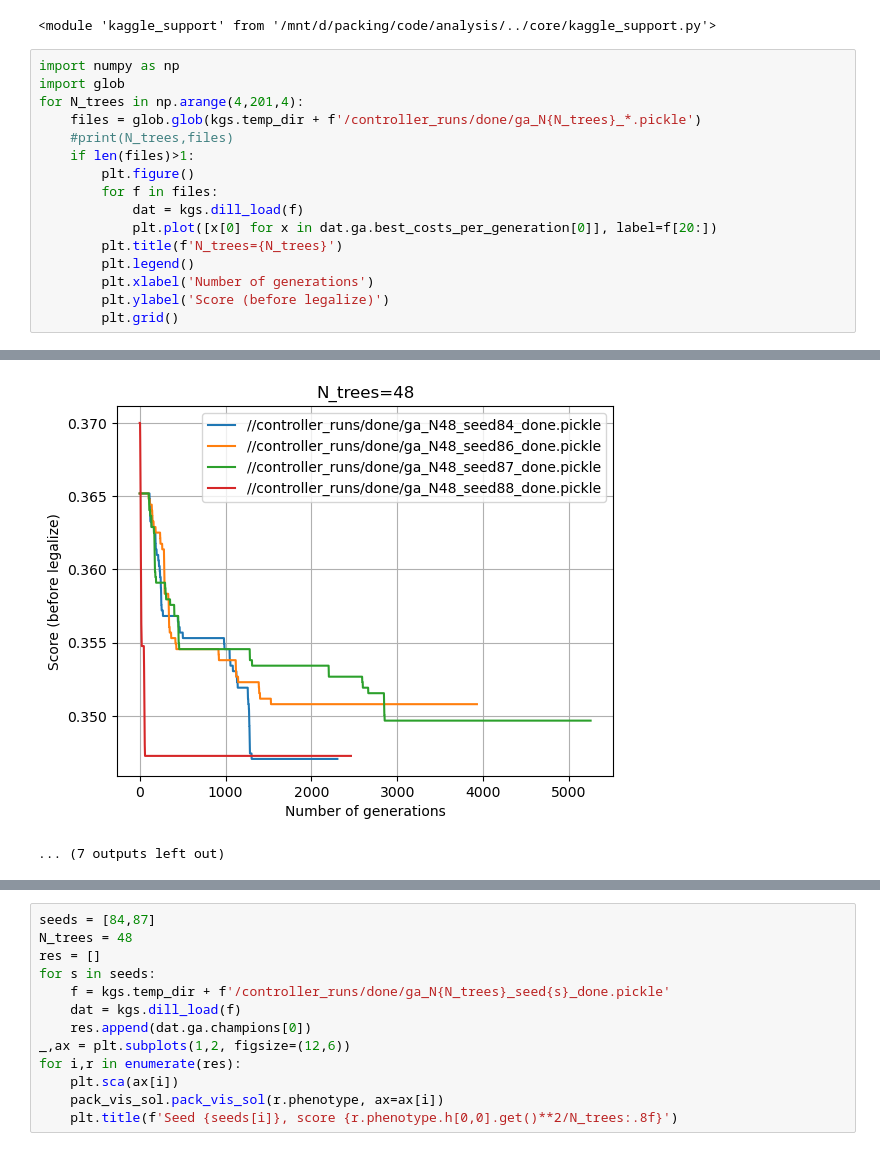
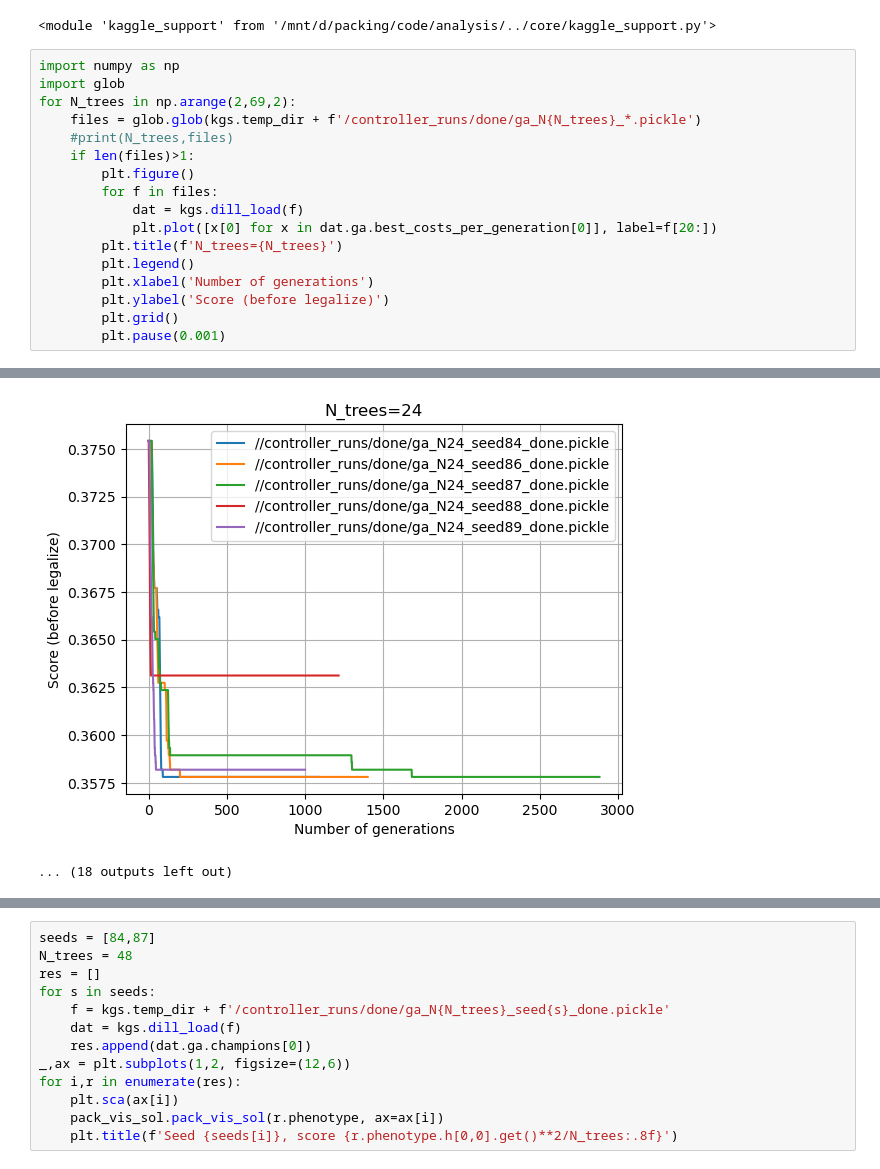
Before and after one commit to jcottaar/packing, a Jupyter notebook: analysis/compare_runs2.ipynb, the cells around one changed output, grey strips where cells are left out. Cells and saved outputs as stored; diff of their text form.

```diff
--- a/analysis/compare_runs2.ipynb
+++ b/analysis/compare_runs2.ipynb
@@ -15,7 +15,7 @@ WARNING: CUDA MPS not active
 # %%
 import numpy as np
 import glob
-for N_trees in np.arange(4,201,4):
+for N_trees in np.arange(2,69,2):
     files = glob.glob(kgs.temp_dir + f'/controller_runs/done/ga_N{N_trees}_*.pickle')
     #print(N_trees,files)
     if len(files)>1:
@@ -28,4 +28,5 @@ for N_trees in np.arange(4,201,4):
         plt.xlabel('Number of generations')
         plt.ylabel('Score (before legalize)')
         plt.grid()
+        plt.pause(0.001)
 # %% [output]
@@ -43,4 +44,4 @@ for N_trees in np.arange(4,201,4):
-[figure, old version]
+[figure, new version]
-... (7 outputs left out)
+... (18 outputs left out)
 # %%
 # Compare final scores across multiple seeds
```
Also changed, not shown: parts of 2 cells of this notebook, 6 other files.
